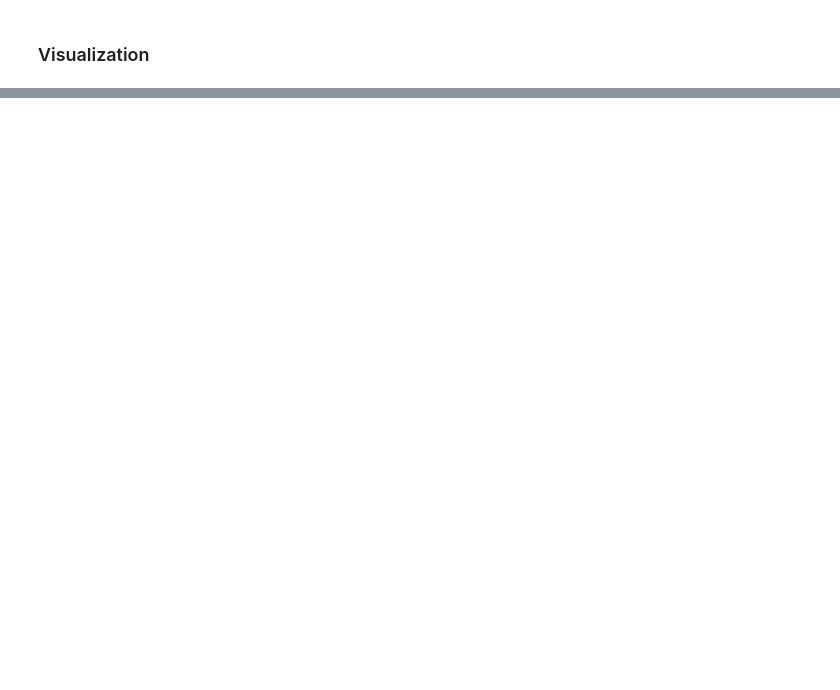
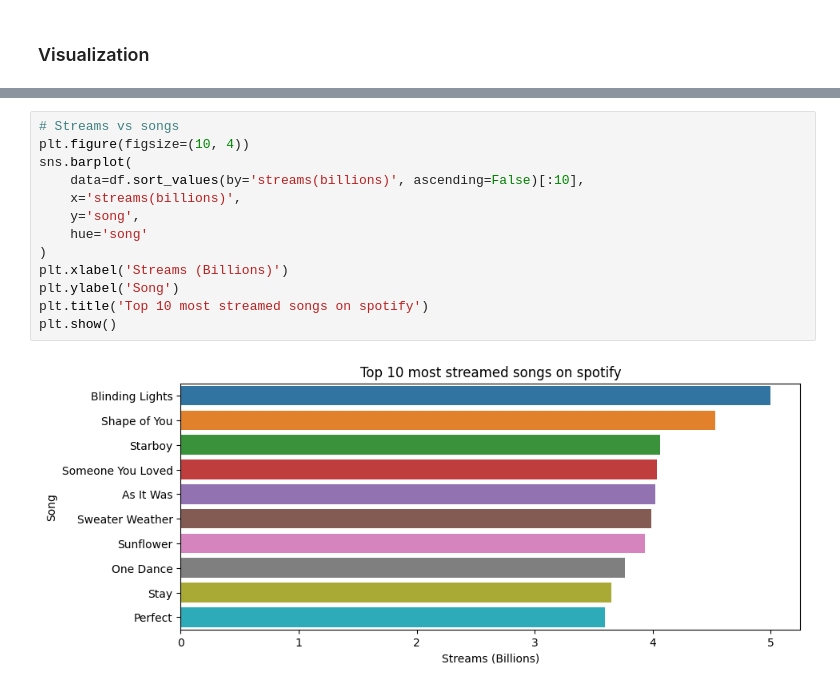
Before and after one commit to aguamelsu/DataScience-and-ML, a Jupyter notebook: homeworks/10_web_scrapping_problems.ipynb, the cells around one changed output, grey strips where cells are left out. Saved outputs shown, nothing was run; the diff lists cells and outputs as text; blank space fills up the shorter version.

```diff
--- a/homeworks/10_web_scrapping_problems.ipynb
+++ b/homeworks/10_web_scrapping_problems.ipynb
@@ -180,0 +209,15 @@ df.sample(10)
+# %%
+# Streams vs songs
+plt.figure(figsize=(10, 4))
+sns.barplot(
+    data=df.sort_values(by='streams(billions)', ascending=False)[:10],
+    x='streams(billions)',
+    y='song',
+    hue='song'
+)
+plt.xlabel('Streams (Billions)')
+plt.ylabel('Song')
+plt.title('Top 10 most streamed songs on spotify')
+plt.show()
+# %% [output]
+[figure, added]
```
Also changed, not shown: parts of 12 cells of this notebook.
